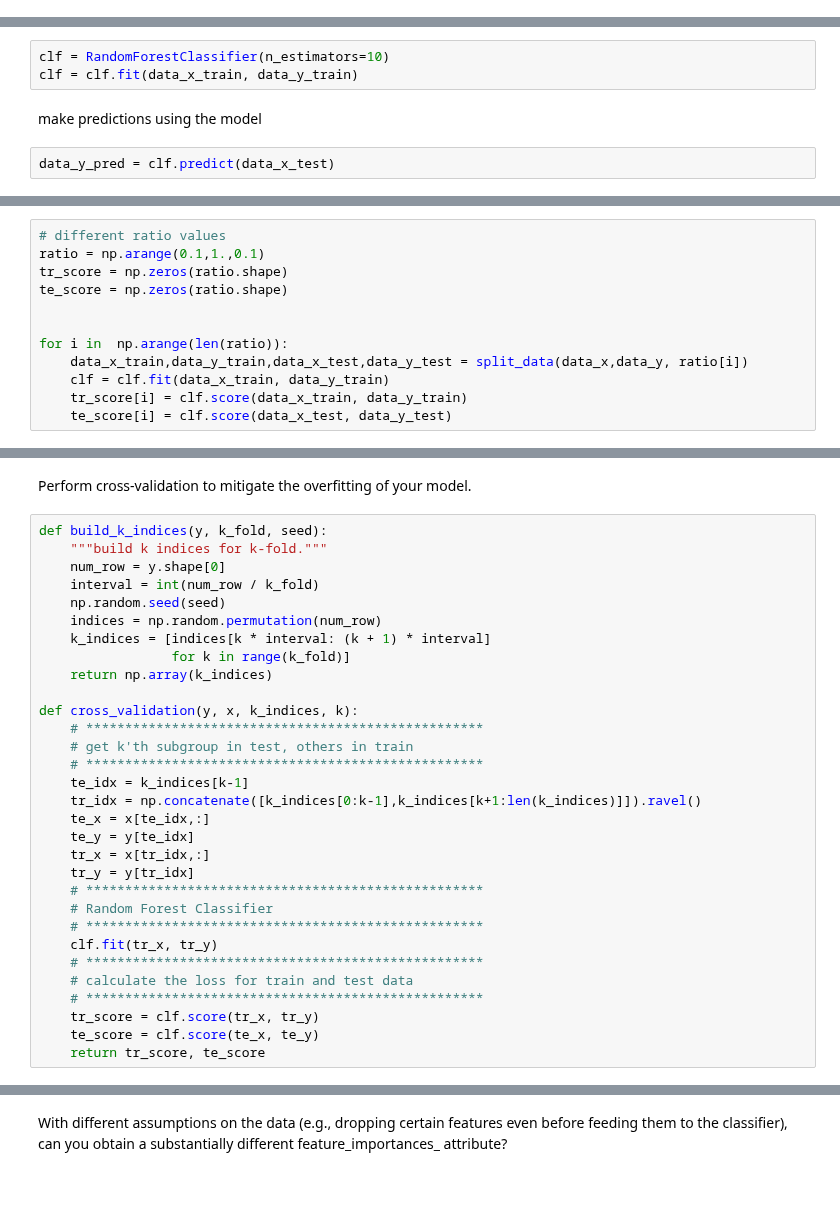
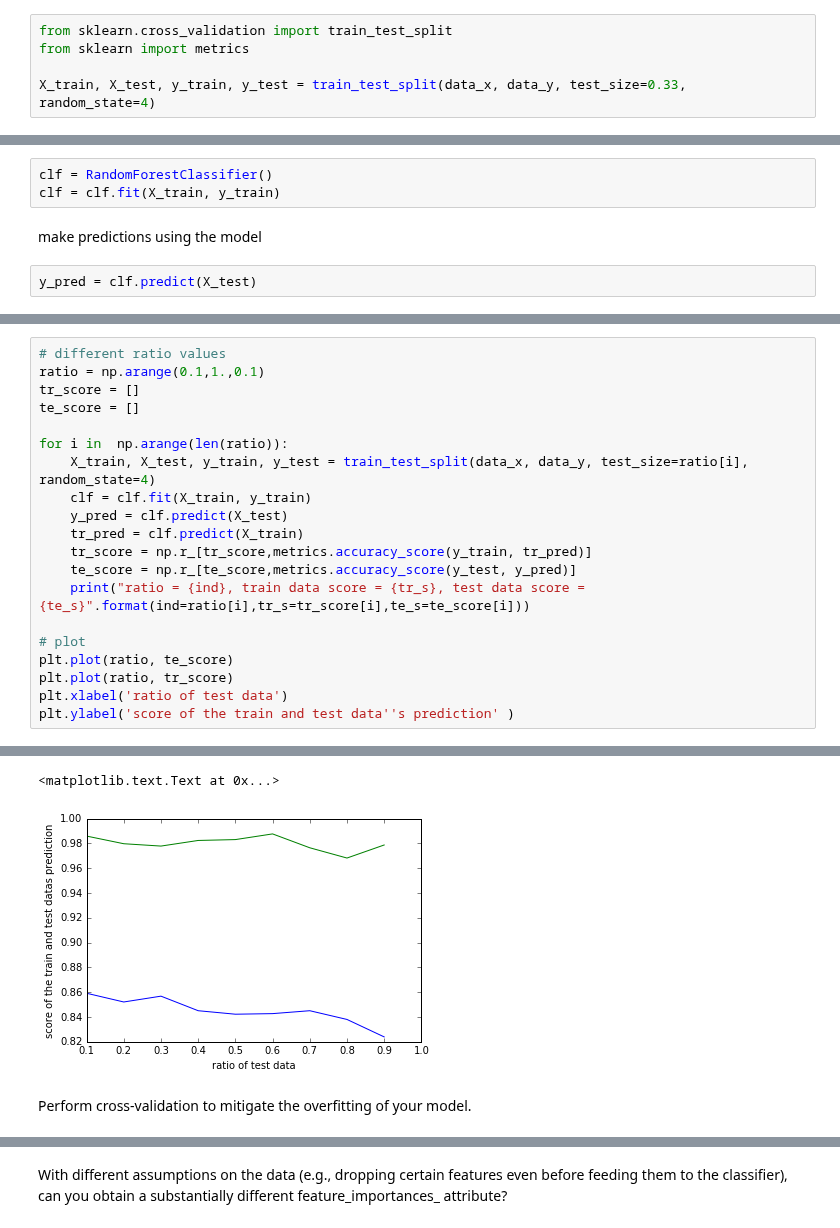
Before and after one commit to amirsh/ada-ana, a Jupyter notebook: HW4-notebooks/Exercice1.ipynb, the cells around one changed output, grey strips where cells are left out. Cells and saved outputs as stored; diff of their text form; blank space fills up the shorter version.

```diff
--- a/HW4-notebooks/Exercice1.ipynb
+++ b/HW4-notebooks/Exercice1.ipynb
@@ -146 +130,6 @@ data_x_train,data_y_train,data_x_test,data_y_test = split_data(data_x,data_y, ra
+# %%
+from sklearn.cross_validation import train_test_split
+from sklearn import metrics
+
+X_train, X_test, y_train, y_test = train_test_split(data_x, data_y, test_size=0.33, random_state=4)
 # %%
@@ -154,9 +143,9 @@ print(data_y_test.shape)
 
 Train a sklearn.ensemble.RandomForestClassifier that given a soccer player description outputs his skin color.
 # %%
-clf = RandomForestClassifier(n_estimators=10)
-clf = clf.fit(data_x_train, data_y_train)
+clf = RandomForestClassifier()
+clf = clf.fit(X_train, y_train)
 # %% [markdown]
 make predictions using the model
 # %%
-data_y_pred = clf.predict(data_x_test)
+y_pred = clf.predict(X_test)
@@ -174,12 +151,0 @@ clf.score(data_x_test, data_y_test)
-# %%
-# different ratio values
-ratio = np.arange(0.1,1.,0.1)
-tr_score = np.zeros(ratio.shape)
-te_score = np.zeros(ratio.shape)
-
-
-for i in  np.arange(len(ratio)):
-    data_x_train,data_y_train,data_x_test,data_y_test = split_data(data_x,data_y, ratio[i])
-    clf = clf.fit(data_x_train, data_y_train)
-    tr_score[i] = clf.score(data_x_train, data_y_train)
-    te_score[i] = clf.score(data_x_test, data_y_test)
@@ -201,0 +160,21 @@ Show how different parameters passed to the Classifier affect the overfitting is
+# %%
+# different ratio values
+ratio = np.arange(0.1,1.,0.1)
+tr_score = []
+te_score = []
+
+for i in  np.arange(len(ratio)):
+    X_train, X_test, y_train, y_test = train_test_split(data_x, data_y, test_size=ratio[i], random_state=4)
+    clf = clf.fit(X_train, y_train)
+    y_pred = clf.predict(X_test)
+    tr_pred = clf.predict(X_train)
+    tr_score = np.r_[tr_score,metrics.accuracy_score(y_train, tr_pred)]
+    te_score = np.r_[te_score,metrics.accuracy_score(y_test, y_pred)]
+    print("ratio = {ind}, train data score = {tr_s}, test data score = {te_s}".format(ind=ratio[i],tr_s=tr_score[i],te_s=te_score[i]))
+
+# plot
+plt.plot(ratio, te_score)
+plt.plot(ratio, tr_score)
+plt.xlabel('ratio of test data')
+plt.ylabel('score of the train and test data''s prediction' )
+# %% [output]
@@ -202,33 +190,4 @@ Show how different parameters passed to the Classifier affect the overfitting is
+<matplotlib.text.Text at 0x...>
+[figure, added]
 # %% [markdown]
 Perform cross-validation to mitigate the overfitting of your model.
-# %%
-def build_k_indices(y, k_fold, seed):
-    """build k indices for k-fold."""
-    num_row = y.shape[0]
-    interval = int(num_row / k_fold)
-    np.random.seed(seed)
-    indices = np.random.permutation(num_row)
-    k_indices = [indices[k * interval: (k + 1) * interval]
-                 for k in range(k_fold)]
-    return np.array(k_indices)
-
-def cross_validation(y, x, k_indices, k):
-    # ***************************************************
-    # get k'th subgroup in test, others in train
-    # ***************************************************
-    te_idx = k_indices[k-1]
-    tr_idx = np.concatenate([k_indices[0:k-1],k_indices[k+1:len(k_indices)]]).ravel()
-    te_x = x[te_idx,:]
-    te_y = y[te_idx]
-    tr_x = x[tr_idx,:]
-    tr_y = y[tr_idx]
-    # ***************************************************
-    # Random Forest Classifier
-    # ***************************************************
-    clf.fit(tr_x, tr_y)
-    # ***************************************************
-    # calculate the loss for train and test data
-    # ***************************************************
-    tr_score = clf.score(tr_x, tr_y)
-    te_score = clf.score(te_x, te_y)
-    return tr_score, te_score
```
Also changed, not shown: parts of 31 cells of this notebook, 1 other file.
